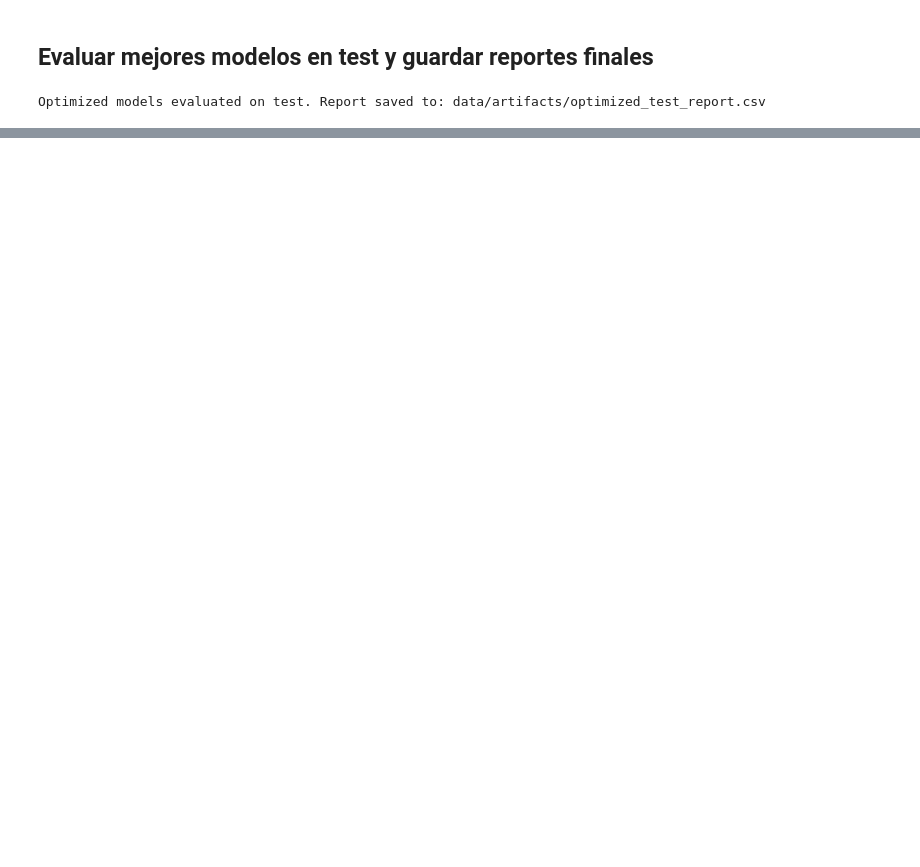
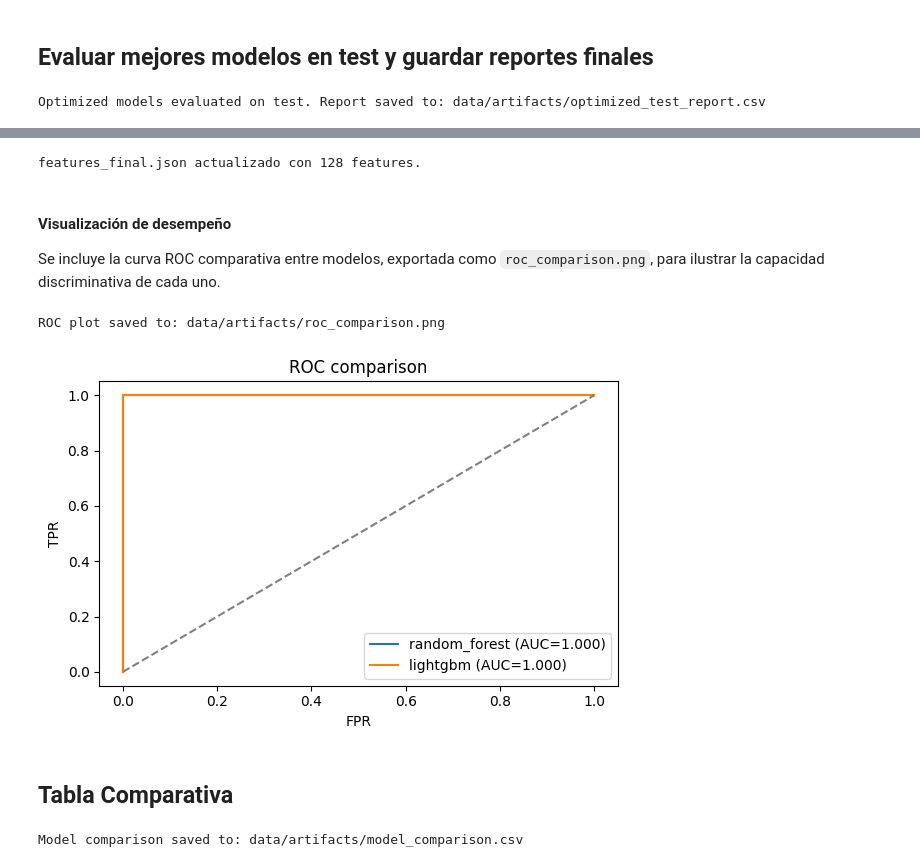
Before and after one commit to rgriveros/ENTREGA-FINAL_DS2_RRiveros, a Jupyter notebook: EntregaFinal_DS2_RRiveros.ipynb, the cells around one changed output, grey strips where cells are left out. Drawn from its saved outputs; the diff is of its cells as text; code cells hidden in the pictures; blank space fills up the shorter version.

Commit message:
Agrego Evaluación final y comparaciones, Interpretabilidad y explicación, Conclusiones, limitaciones y recomendaciones, Instrucciones para replicar y anexos técnicos

```diff
--- a/EntregaFinal_DS2_RRiveros.ipynb
+++ b/EntregaFinal_DS2_RRiveros.ipynb
@@ -548,15 +545,0 @@ pipeline_description.md (lista de transformaciones aplicadas y orden)
-# %%
-# 4.A Helpers y mapeos mínimos
-import pandas as pd
-from sklearn.preprocessing import FunctionTransformer
-
-def build_estado_map():
-    return {"Prospección":0,"Exploración inicial":1,"Exploración avanzada":2,"Desarrollo":3,"Producción":4}
-
-def province_to_region(s):
-    norte = {"Salta","Jujuy","Catamarca","Santiago del Estero","Tucumán","La Rioja"}
-    centro = {"Córdoba","San Luis","Santa Fe","Entre Ríos"}
-    sur = {"Río Negro","Neuquén","Chubut","Santa Cruz","Tierra del Fuego"}
-    s = pd.Series(s).astype(str).str.strip()
-    out = s.map(lambda p: "Desconocido" if p.lower() in ("nan","") else ("Norte" if p in norte else "Centro" if p in centro else "Sur" if p in sur else "Otra"))
-    return out
@@ -1073,7 +1474,8 @@ counts -> 227 49 49
 # %%
 import joblib, pandas as pd, numpy as np
 meta = joblib.load("data/artifacts/indices_train_val_test.joblib")
-df_split = df[~df[meta["target_col"]].isna()].reset_index(drop=True)
+# ELIMINAR O COMENTAR LA SIGUIENTE LÍNEA, df_split ya está disponible globalmente
+# df_split = df[~df[meta["target_col"]].isna()].reset_index(drop=True)
 for name, idxs in [("train", meta["train_idx"]),("val", meta["val_idx"]),("test", meta["test_idx"])]:
     s = df_split.loc[idxs, meta["target_col"]]
     print(name, "->", s.value_counts(dropna=False).to_dict() if not pd.api.types.is_numeric_dtype(s) else s.describe().to_dict())
@@ -1678,0 +2287,39 @@ Optimized models evaluated on test. Report saved to: data/artifacts/optimized_te
+# %%
+current = list(pd.read_parquet(ART/"df_transformed.parquet").drop(columns=[c for c in df_trans.columns if c.lower() in ("target","label","objetivo","y")], errors='ignore').columns)
+(ART/"features_final.json").write_text(json.dumps(current, ensure_ascii=False, indent=2), encoding="utf-8")
+print("features_final.json actualizado con", len(current), "features.")
+# %% [output]
+features_final.json actualizado con 128 features.
+# %% [markdown]
+#### Visualización de desempeño
+
+Se incluye la curva ROC comparativa entre modelos, exportada como `roc_comparison.png`, para ilustrar la capacidad discriminativa de cada uno.
+# %%
+# Graficar ROC para modelos con proba (requiere matplotlib)
+import matplotlib.pyplot as plt
+from sklearn.metrics import roc_curve, auc
+
+plt.figure(figsize=(6,4))
+for key, model in models.items():
+    preds = pd.read_parquet(ART / f"preds_{key}.parquet")
+    # Use y_test directly for true labels, as it's globally available and aligned
+    if "proba" in preds.columns and 'y_test' in globals():
+        y_true = y_test.loc[preds.index]
+        fpr, tpr, _ = roc_curve(y_true, preds["proba"])
+        plt.plot(fpr, tpr, label=f"{key} (AUC={auc(fpr,tpr):.3f})")
+plt.plot([0,1],[0,1], linestyle="--", color="gray")
+plt.xlabel("FPR"); plt.ylabel("TPR"); plt.legend(); plt.title("ROC comparison")
+plt.tight_layout()
+plt.savefig(ART/"roc_comparison.png", dpi=150)
+print("ROC plot saved to:", ART/"roc_comparison.png")
+# %% [output]
+ROC plot saved to: data/artifacts/roc_comparison.png
+[figure, added]
+# %% [markdown]
+## Tabla Comparativa
+# %%
+# Asumiendo results dict del paso anterior
+pd.DataFrame(results).T.reset_index().rename(columns={"index":"model"}).to_csv(ART/"model_comparison.csv", index=False)
+print("Model comparison saved to:", ART/"model_comparison.csv")
+# %% [output]
+Model comparison saved to: data/artifacts/model_comparison.csv
```
Also changed, not shown: parts of 62 cells of this notebook.
